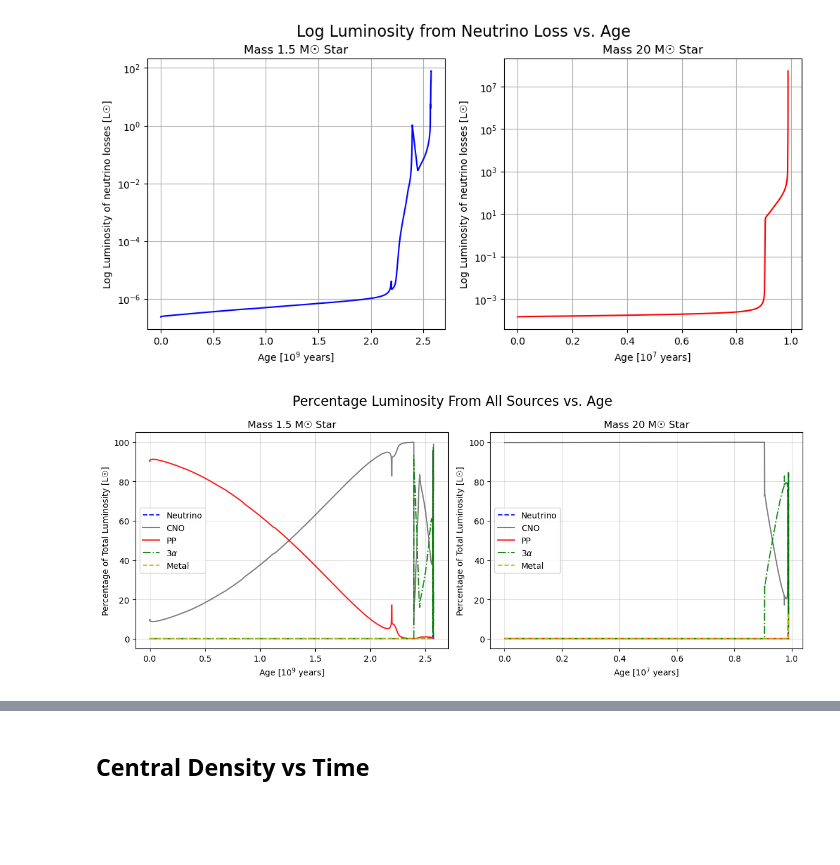
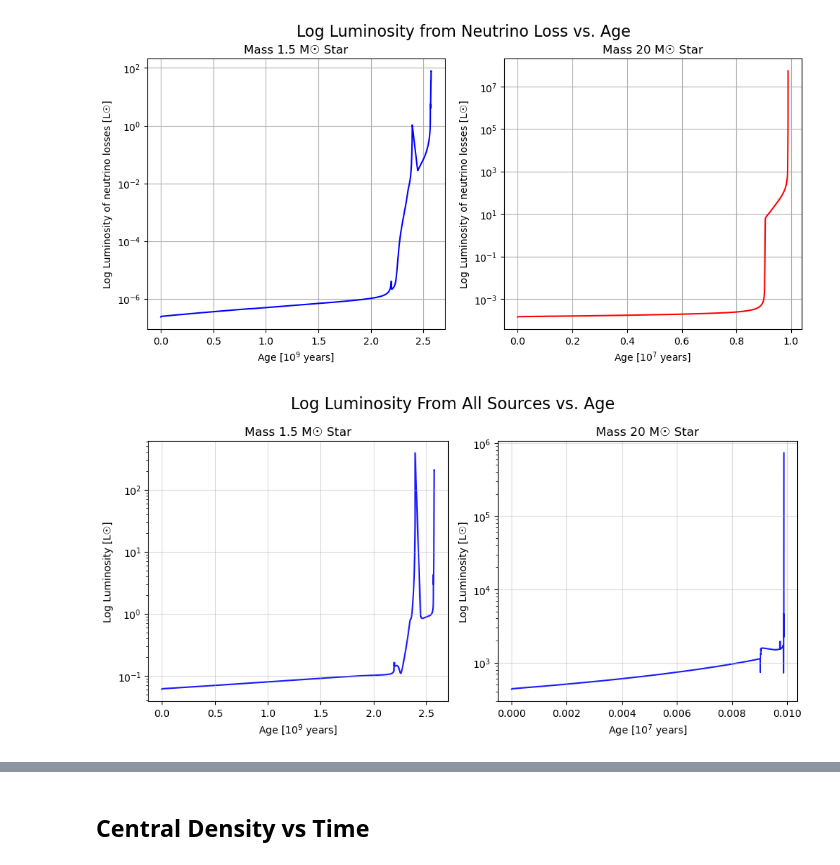
Before and after one commit to pathakis/Modelling-the-Lives-of-Stars, a Jupyter notebook: Task_3_1.ipynb, the cells around one changed output, grey strips where cells are left out. Saved outputs shown, nothing was run; the diff lists cells and outputs as text; code cells hidden in the pictures; blank space fills up the shorter version.

```diff
--- a/Task_3_1.ipynb
+++ b/Task_3_1.ipynb
@@ -285,57 +285,64 @@ ax[1].grid();
 # %%
 total_lum_1_5 = (data_1_5['Luminosity from PP chain (L0)'] + data_1_5['Luminosity from CNO cycle (L0)'] + data_1_5['Luminosity from triple-alpha reactions (L0)'] + data_1_5['Luminosity of neutrino losses (L0)'] + data_1_5['Luminosity from metal burning (L0)'])/100
 total_lum_20 = (data_20['Luminosity from PP chain (L0)'] + data_20['Luminosity from CNO cycle (L0)'] + data_20['Luminosity from triple-alpha reactions (L0)'] + data_20['Luminosity of neutrino losses (L0)'] + data_20['Luminosity from metal burning (L0)'])/100
 
-fig, ax = plt.subplots(1, 2, figsize=(12, 5))
+fig, ax = plt.subplots(1, 2, figsize=(10, 5))
 
-ax[0].plot(data_1_5['Age (years)']/1e9, ((data_1_5['Luminosity of neutrino losses (L0)'])/total_lum_1_5),
-           linestyle='--', c='b', alpha=0.9, zorder=1, label='Neutrino')
+# ax[0].plot(data_1_5['Age (years)']/1e9, ((data_1_5['Luminosity of neutrino losses (L0)'])/total_lum_1_5),
+#            linestyle='--', c='b', alpha=0.9, zorder=1, label='Neutrino')
 
-ax[0].plot(data_1_5['Age (years)']/1e9, ((data_1_5['Luminosity from CNO cycle (L0)'])/total_lum_1_5),
-           linestyle='-', c='black', alpha=0.5, label='CNO')
+# ax[0].plot(data_1_5['Age (years)']/1e9, ((data_1_5['Luminosity from CNO cycle (L0)'])/total_lum_1_5),
+#            linestyle='-', c='black', alpha=0.5, label='CNO')
 
-ax[0].plot(data_1_5['Age (years)']/1e9, ((data_1_5['Luminosity from PP chain (L0)'])/total_lum_1_5),
-           linestyle='-', c='r', alpha=0.9, label='PP')
+# ax[0].plot(data_1_5['Age (years)']/1e9, ((data_1_5['Luminosity from PP chain (L0)'])/total_lum_1_5),
+#            linestyle='-', c='r', alpha=0.9, label='PP')
 
-ax[0].plot(data_1_5['Age (years)']/1e9, ((data_1_5['Luminosity from triple-alpha reactions (L0)'])/total_lum_1_5),
-           linestyle='-.', c='g', alpha=0.9, zorder=2, label=r'3$\alpha$')
+# ax[0].plot(data_1_5['Age (years)']/1e9, ((data_1_5['Luminosity from triple-alpha reactions (L0)'])/total_lum_1_5),
+#            linestyle='-.', c='g', alpha=0.9, zorder=2, label=r'3$\alpha$')
 
-ax[0].plot(data_1_5['Age (years)']/1e9, ((data_1_5['Luminosity from metal burning (L0)'])/total_lum_1_5),
-           linestyle='--', c='y', alpha=0.9, zorder=2, label='Metal')
+# ax[0].plot(data_1_5['Age (years)']/1e9, ((data_1_5['Luminosity from metal burning (L0)'])/total_lum_1_5),
+#            linestyle='--', c='y', alpha=0.9, zorder=2, label='Metal')
+
+ax[0].plot(data_1_5['Age (years)']/1e9, total_lum_1_5,
+          linestyle='-', c='b', alpha=0.9, zorder=1)
 
 #--------------------------------------------------------------------------------------------------------------------#
-ax[1].plot(data_20['Age (years)']/1e7, ((data_20['Luminosity of neutrino losses (L0)'])/total_lum_20),
-           linestyle='--', c='b', alpha=0.9, zorder=1, label='Neutrino')
+# ax[1].plot(data_20['Age (years)']/1e7, ((data_20['Luminosity of neutrino losses (L0)'])/total_lum_20),
+#            linestyle='--', c='b', alpha=0.9, zorder=1, label='Neutrino')
 
-ax[1].plot(data_20['Age (years)']/1e7, ((data_20['Luminosity from CNO cycle (L0)'])/total_lum_20),
-           linestyle='-', c='black', alpha=0.5, label='CNO')
+# ax[1].plot(data_20['Age (years)']/1e7, ((data_20['Luminosity from CNO cycle (L0)'])/total_lum_20),
+#            linestyle='-', c='black', alpha=0.5, label='CNO')
 
-ax[1].plot(data_20['Age (years)']/1e7, ((data_20['Luminosity from PP chain (L0)'])/total_lum_20),
-           linestyle='-', c='r', alpha=0.9, label='PP')
+# ax[1].plot(data_20['Age (years)']/1e7, ((data_20['Luminosity from PP chain (L0)'])/total_lum_20),
+#            linestyle='-', c='r', alpha=0.9, label='PP')
 
-ax[1].plot(data_20['Age (years)']/1e7, ((data_20['Luminosity from triple-alpha reactions (L0)'])/total_lum_20),
-           linestyle='-.', c='g', alpha=0.9, zorder=2, label=r'3$\alpha$')
+# ax[1].plot(data_20['Age (years)']/1e7, ((data_20['Luminosity from triple-alpha reactions (L0)'])/total_lum_20),
+#            linestyle='-.', c='g', alpha=0.9, zorder=2, label=r'3$\alpha$')
 
-ax[1].plot(data_20['Age (years)']/1e7, ((data_20['Luminosity from metal burning (L0)'])/total_lum_20),
-           linestyle='--', c='y', alpha=0.9, zorder=2, label='Metal')
+# ax[1].plot(data_20['Age (years)']/1e7, ((data_20['Luminosity from metal burning (L0)'])/total_lum_20),
+#            linestyle='--', c='y', alpha=0.9, zorder=2, label='Metal')
 
-# ax[0].set_xscale('log')
-# ax[1].set_xscale('log')
+ax[1].plot(data_20['Age (years)']/1e9, total_lum_20,
+          linestyle='-', c='b', alpha=0.9, zorder=1)
+
+ax[0].set_yscale('log')
+ax[1].set_yscale('log')
+# ax[0].set_xlim(left=1e0)
 
 ax[0].set_xlabel('Age [$10^{9}$ years]')
-ax[0].set_ylabel('Percentage of Total Luminosity [L☉]')
+ax[0].set_ylabel('Log Luminosity [L☉]')
 
 ax[0].set_title('Mass 1.5 M☉ Star')
 ax[1].set_title('Mass 20 M☉ Star')
-fig.suptitle('Percentage Luminosity From All Sources vs. Age', fontsize=16)
+fig.suptitle('Log Luminosity From All Sources vs. Age', fontsize=16)
 
 ax[1].set_xlabel('Age [$10^{7}$ years]')
-ax[1].set_ylabel('Percentage of Total Luminosity [L☉]')
-ax[0].legend()
-ax[1].legend()
+ax[1].set_ylabel('Log Luminosity [L☉]')
+# ax[0].legend()
+# ax[1].legend()
 ax[0].grid(alpha=0.45);
 ax[1].grid(alpha=0.45);
 plt.tight_layout();
 # %% [output]
-[figure, old version]
+[figure, new version]
 # %%
```
Also changed, not shown: parts of 9 cells of this notebook, 1 other file.
